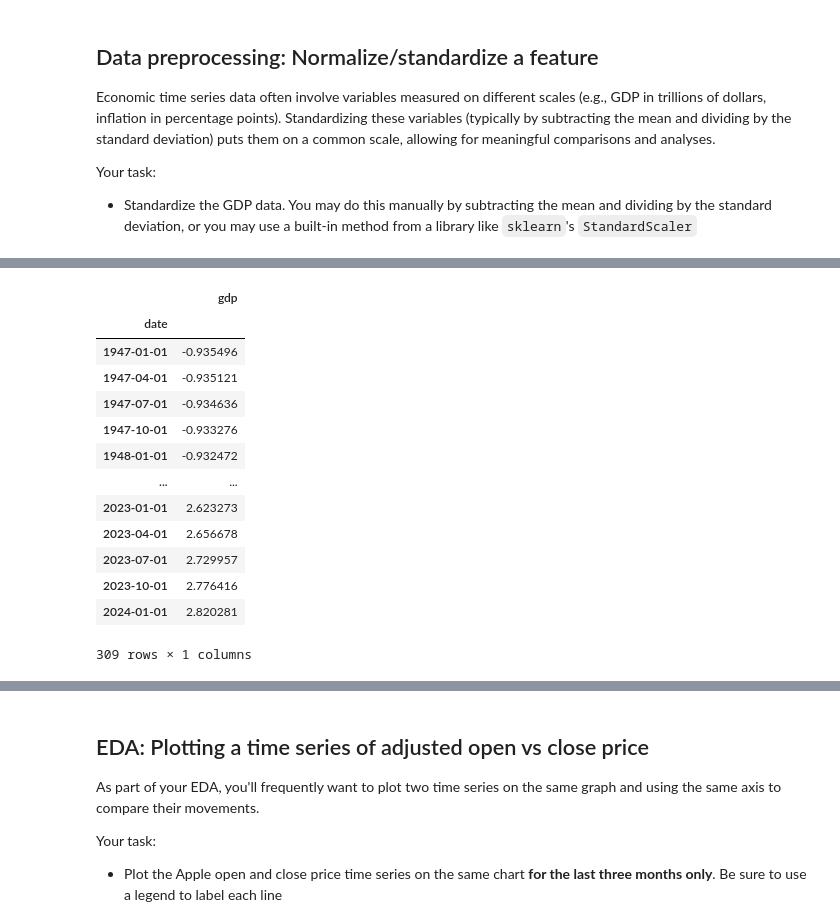
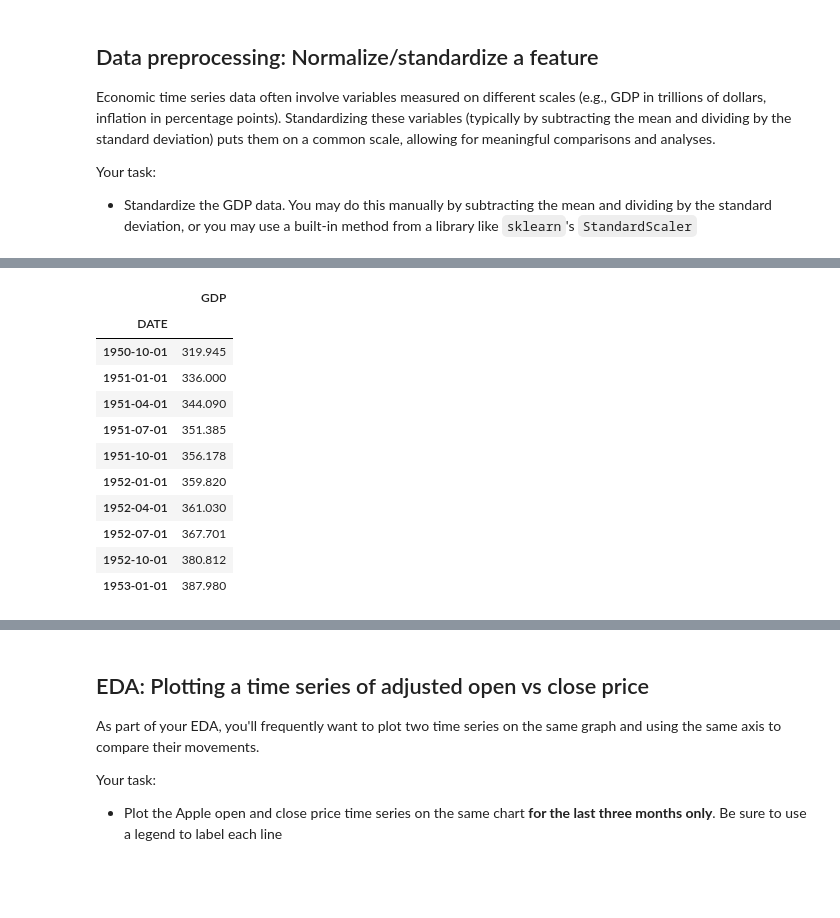
Before and after one commit to bigboy92/fend-matching-game, a Jupyter notebook: Preparing-for-data-analysis-project-student.ipynb, the cells around one changed output, grey strips where cells are left out. Cells and saved outputs as stored; diff of their text form; code cells hidden in the pictures; blank space fills up the shorter version.

```diff
--- a/Preparing-for-data-analysis-project-student.ipynb
+++ b/Preparing-for-data-analysis-project-student.ipynb
@@ -53,13 +37,6 @@ Data files to import:
 4. Microsoft stock prices
 # %%
 # Load historical GDP data
-gdp_df = pd.read_csv('GDP.csv', parse_dates=['DATE'])
-gdp_df.columns = [col_name.lower() for col_name in gdp_df.columns]
-gdp_df.set_index('date', inplace=True)
-
-# Load historical inflation data
-inflation_df = pd.read_csv('inflation_monthly.csv', parse_dates=['DATE'])
-inflation_df.columns = ['date', 'inflation']
-inflation_df.set_index('date', inplace=True)
+gdp_data = pd.read_csv('GDP.csv')
 # %%
 # Check the first few rows of data
@@ -408,0 +402,2 @@ date
+# %%
+gdp_data = gdp_data.set_index('DATE')
@@ -409,18 +416,16 @@ date
 # %%
 # Check the dataframe to make sure the calculation worked as expected
-gdp_scaled
+gdp_data[15:].head(10)
 # %% [output]
-|  | gdp |
-| date |  |
-| 1947-01-01 | -0.935496 |
-| 1947-04-01 | -0.935121 |
-| 1947-07-01 | -0.934636 |
-| 1947-10-01 | -0.933276 |
-| 1948-01-01 | -0.932472 |
-| ... | ... |
-| 2023-01-01 | 2.623273 |
-| 2023-04-01 | 2.656678 |
-| 2023-07-01 | 2.729957 |
-| 2023-10-01 | 2.776416 |
-| 2024-01-01 | 2.820281 |
+|  | GDP |
+| DATE |  |
+| 1950-10-01 | 319.945 |
+| 1951-01-01 | 336.000 |
+| 1951-04-01 | 344.090 |
+| 1951-07-01 | 351.385 |
+| 1951-10-01 | 356.178 |
+| 1952-01-01 | 359.820 |
+| 1952-04-01 | 361.030 |
+| 1952-07-01 | 367.701 |
+| 1952-10-01 | 380.812 |
+| 1953-01-01 | 387.980 |
-309 rows × 1 columns
```
Also changed, not shown: parts of 68 cells of this notebook.
